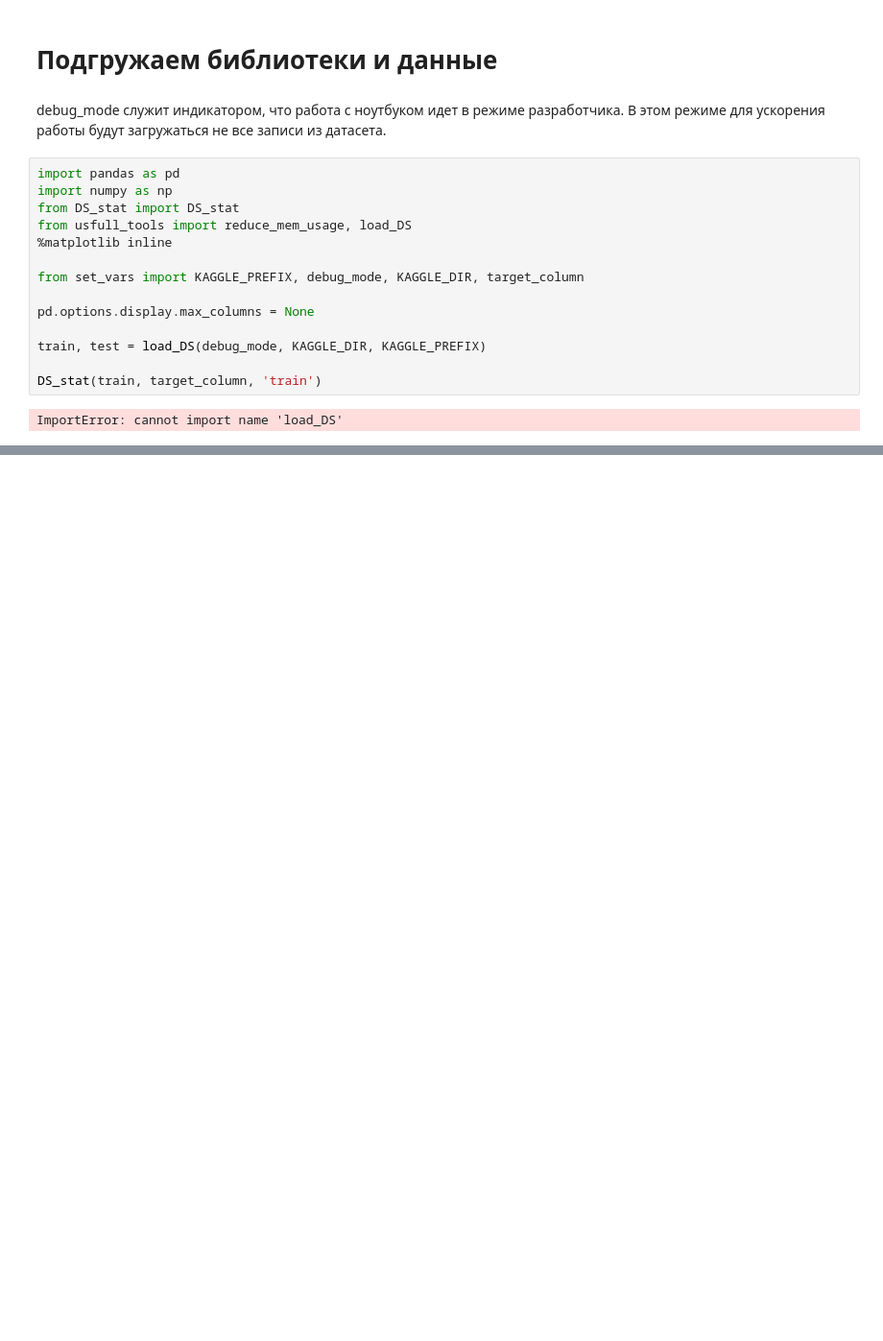
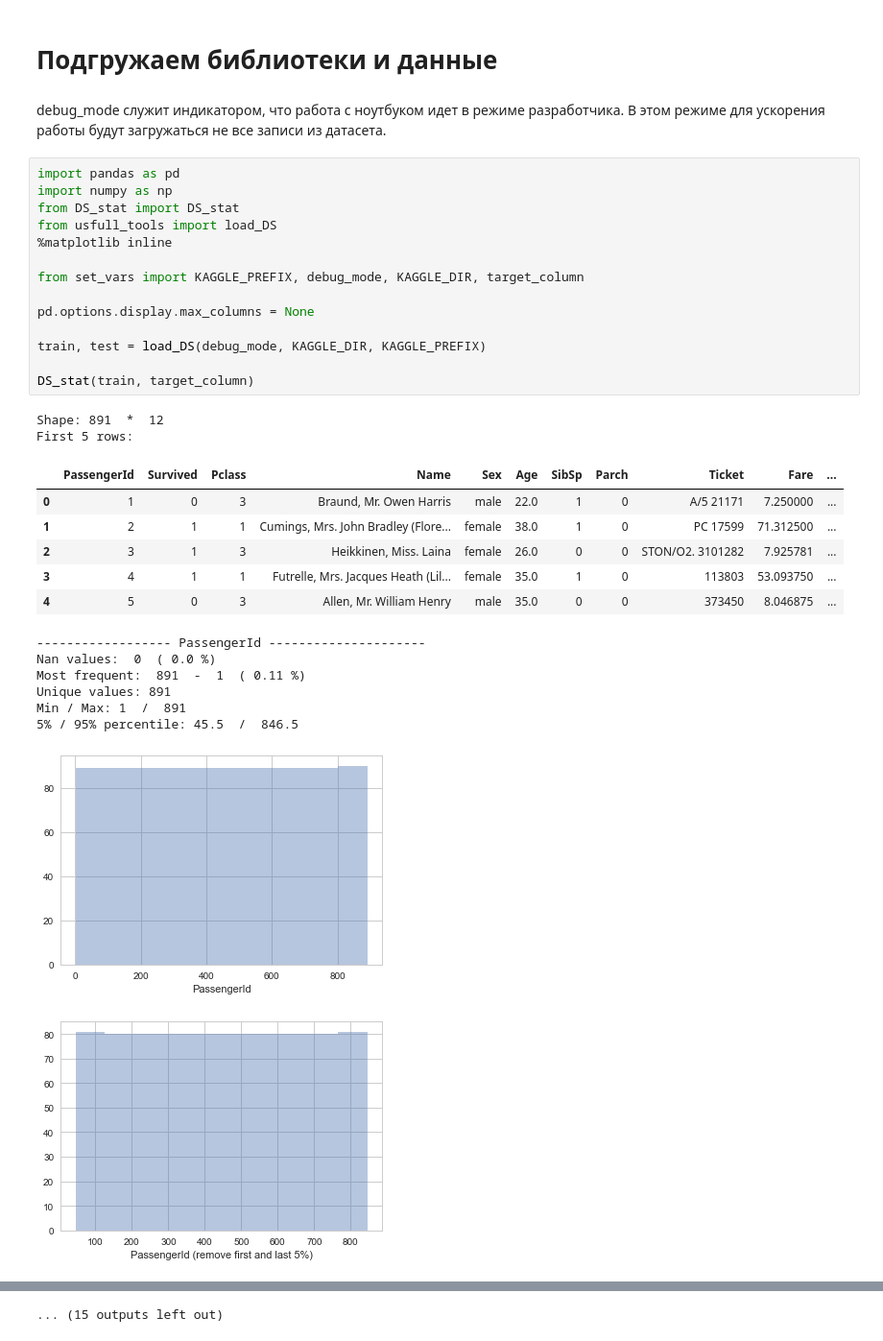
Before and after one commit to 32r81b/Pipeline-0.1, a Jupyter notebook: 1. DEA.ipynb, the cells around one changed output, grey strips where cells are left out. Shown at 96% size. Cells and saved outputs as stored; diff of their text form; blank space fills up the shorter version.

```diff
--- a/1. DEA.ipynb
+++ b/1. DEA.ipynb
@@ -5,16 +5,31 @@ debug_mode служит индикатором, что работа с ноут
 # %%
 import pandas as pd
 import numpy as np
 from DS_stat import DS_stat
-from usfull_tools import reduce_mem_usage, load_DS
+from usfull_tools import load_DS
 %matplotlib inline
 
 from set_vars import KAGGLE_PREFIX, debug_mode, KAGGLE_DIR, target_column
 
 pd.options.display.max_columns = None
 
 train, test = load_DS(debug_mode, KAGGLE_DIR, KAGGLE_PREFIX)
 
-DS_stat(train, target_column, 'train')
+DS_stat(train, target_column)
 # %% [output]
-ImportError: cannot import name 'load_DS'
+Shape: 891  *  12
+First 5 rows:
+|  | PassengerId | Survived | Pclass | Name | Sex | Age | SibSp | Parch | Ticket | Fare | ... |
+| 0 | 1 | 0 | 3 | Braund, Mr. Owen Harris | male | 22.0 | 1 | 0 | A/5 21171 | 7.250000 | ... |
+| 1 | 2 | 1 | 1 | Cumings, Mrs. John Bradley (Flore... | female | 38.0 | 1 | 0 | PC 17599 | 71.312500 | ... |
+| 2 | 3 | 1 | 3 | Heikkinen, Miss. Laina | female | 26.0 | 0 | 0 | STON/O2. 3101282 | 7.925781 | ... |
+| 3 | 4 | 1 | 1 | Futrelle, Mrs. Jacques Heath (Lil... | female | 35.0 | 1 | 0 | 113803 | 53.093750 | ... |
+| 4 | 5 | 0 | 3 | Allen, Mr. William Henry | male | 35.0 | 0 | 0 | 373450 | 8.046875 | ... |
+------------------ PassengerId ---------------------
+Nan values:  0  ( 0.0 %)
+Most frequent:  891  -  1  ( 0.11 %)
+Unique values: 891
+Min / Max: 1  /  891
+5% / 95% percentile: 45.5  /  846.5
+[figure, added]
+[figure, added]
@@ -21,2 +62,3 @@ ImportError: cannot import name 'load_DS'
+... (15 outputs left out)
 # %%
 train.info()
```
Also changed, not shown: parts of 3 cells of this notebook, 12 other files.
